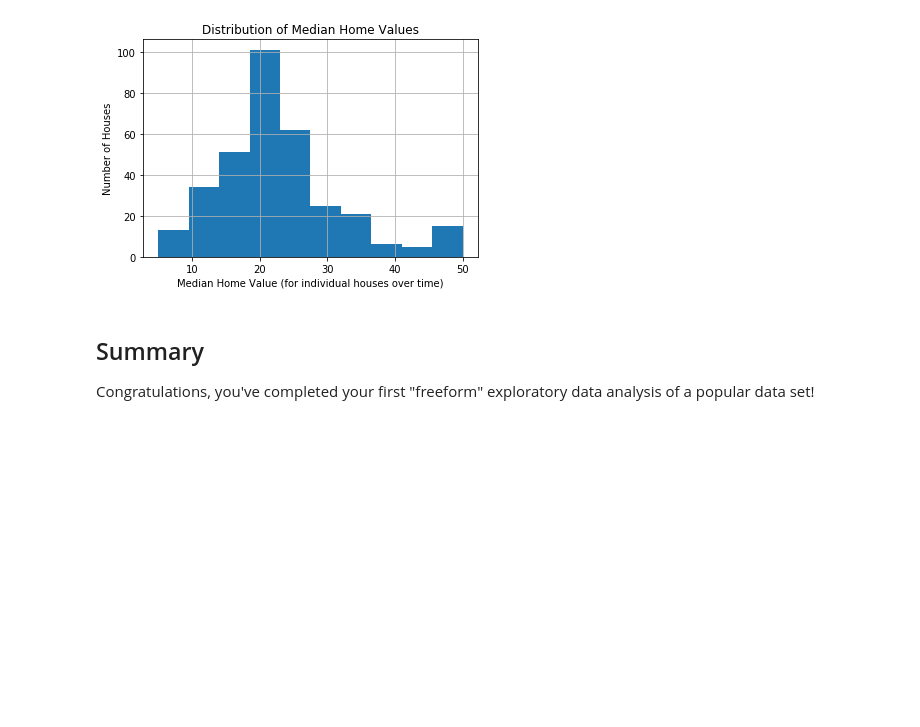
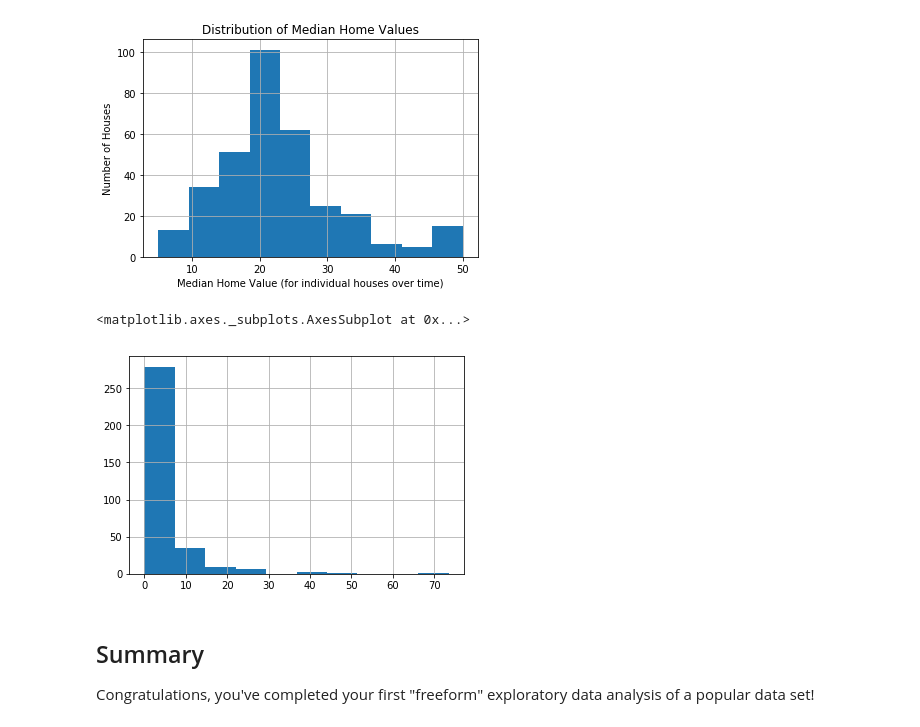
Before and after one commit to Rimab55/dsc-1-03-16-eda-with-pandas-using-the-boston-housing-data-lab-nyc-ds-career-012819, a Jupyter notebook: index.ipynb, the cells around one changed output. Cells and saved outputs as stored; diff of their text form; code cells hidden in the pictures; blank space fills up the shorter version.

```diff
--- a/index.ipynb
+++ b/index.ipynb
@@ -130,6 +130,11 @@ Text(0, 0.5, 'Number of Houses')
 [figure]
 # %%
 #comment: most houses around 200K
+# %%
+df.crim.hist()
+# %% [output]
+<matplotlib.axes._subplots.AxesSubplot at 0x...>
+[figure, added]
 # %% [markdown]
 ## Summary
 
```
